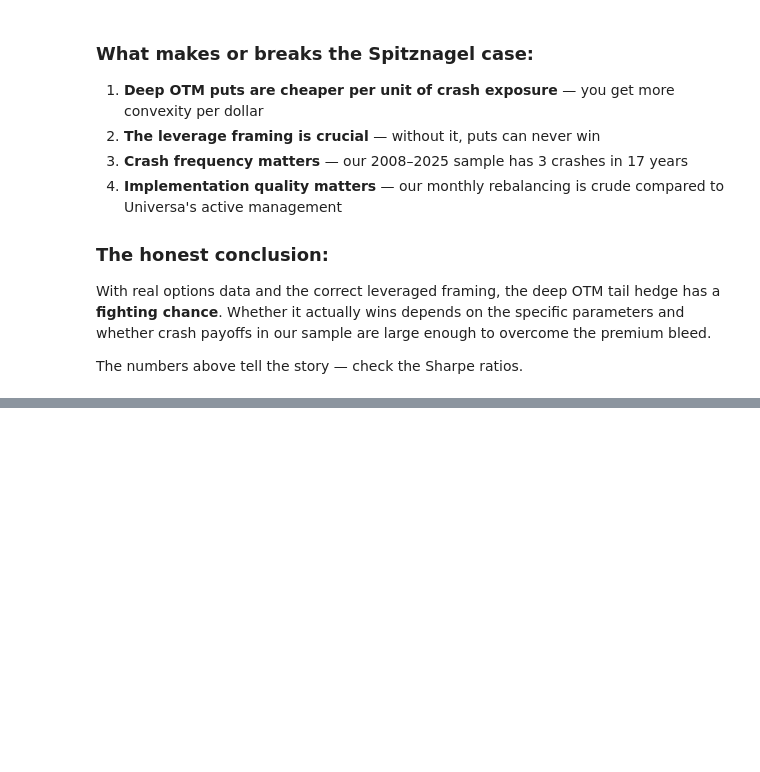
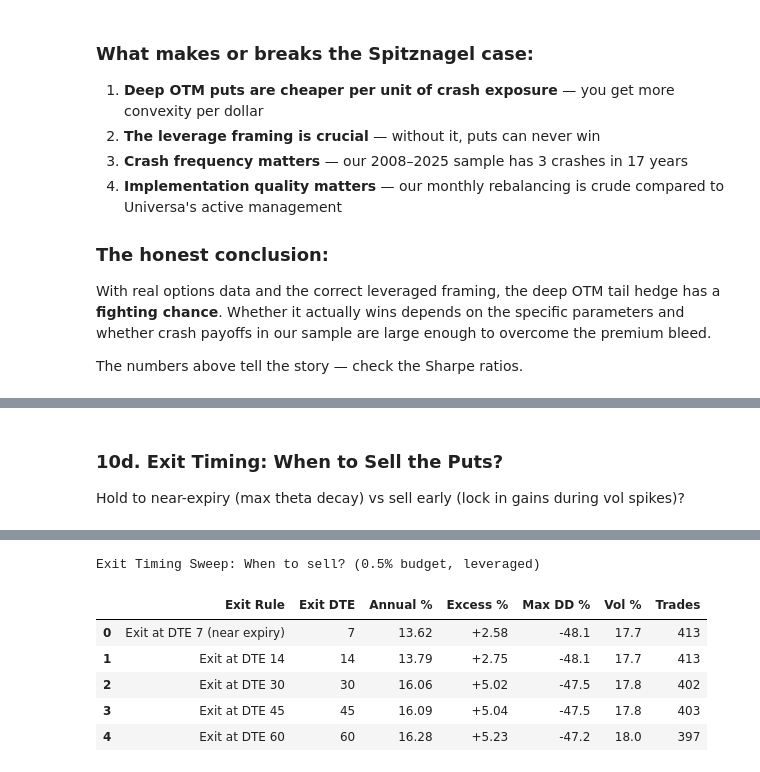
Before and after one commit to lambdaclass/options_backtester, a Jupyter notebook: notebooks/spitznagel_case.ipynb, the cells around one changed output, grey strips where cells are left out. Drawn from its saved outputs; the diff is of its cells as text; code cells hidden in the pictures; blank space fills up the shorter version.

```diff
--- a/notebooks/spitznagel_case.ipynb
+++ b/notebooks/spitznagel_case.ipynb
@@ -593,0 +763,38 @@ The numbers above tell the story — check the Sharpe ratios.
+# %% [markdown]
+### 10d. Exit Timing: When to Sell the Puts?
+
+Hold to near-expiry (max theta decay) vs sell early (lock in gains during vol spikes)?
+# %%
+# Sweep exit DTE (all at 0.5% budget, leveraged, DTE 90-180 entry)
+exit_configs = [
+    ('Exit at DTE 7 (near expiry)',  7),
+    ('Exit at DTE 14',               14),  # current default
+    ('Exit at DTE 30',               30),
+    ('Exit at DTE 45',               45),
+    ('Exit at DTE 60',               60),
+]
+
+exit_results = []
+for name, exit_dte in exit_configs:
+    print(f'  {name}...', end=' ', flush=True)
+    r = run_backtest(
+        name, 1.0, 0.0,
+        lambda edte=exit_dte: make_deep_otm_put_strategy(schema, exit_dte=edte),
+        data,
+        budget_fn=lambda date, tc: tc * 0.005,
+    )
+    exit_results.append(r)
+    print(f'annual {r["annual_ret"]:+.2f}%, excess {r["excess_annual"]:+.2f}%, DD {r["max_dd"]:.1f}%')
+
+rows = []
+for r, (name, edte) in zip(exit_results, exit_configs):
+    d = r['balance']['% change'].dropna()
+    vol = d.std() * np.sqrt(252) * 100
+    rows.append({'Exit Rule': name, 'Exit DTE': edte,
+                 'Annual %': r['annual_ret'], 'Excess %': r['excess_annual'],
+                 'Max DD %': r['max_dd'], 'Vol %': vol, 'Trades': r['trades']})
+df_exit = pd.DataFrame(rows)
+styled = df_exit.style.format({'Annual %': '{:.2f}', 'Excess %': '{:+.2f}', 'Max DD %': '{:.1f}',
+                                'Vol %': '{:.1f}', 'Trades': '{:.0f}'}).map(color_excess, subset=['Excess %'])
+style_returns_table(styled).set_caption('Exit Timing Sweep: When to sell? (0.5% budget, leveraged)')
+# %% [output]
@@ -593,0 +811,7 @@ The numbers above tell the story — check the Sharpe ratios.
+Exit Timing Sweep: When to sell? (0.5% budget, leveraged)
+|  | Exit Rule | Exit DTE | Annual % | Excess % | Max DD % | Vol % | Trades |
+| 0 | Exit at DTE 7 (near expiry) | 7 | 13.62 | +2.58 | -48.1 | 17.7 | 413 |
+| 1 | Exit at DTE 14 | 14 | 13.79 | +2.75 | -48.1 | 17.7 | 413 |
+| 2 | Exit at DTE 30 | 30 | 16.06 | +5.02 | -47.5 | 17.8 | 402 |
+| 3 | Exit at DTE 45 | 45 | 16.09 | +5.04 | -47.5 | 17.8 | 403 |
+| 4 | Exit at DTE 60 | 60 | 16.28 | +5.23 | -47.2 | 18.0 | 397 |
```
Also changed, not shown: parts of 9 cells of this notebook, 15 other files.
